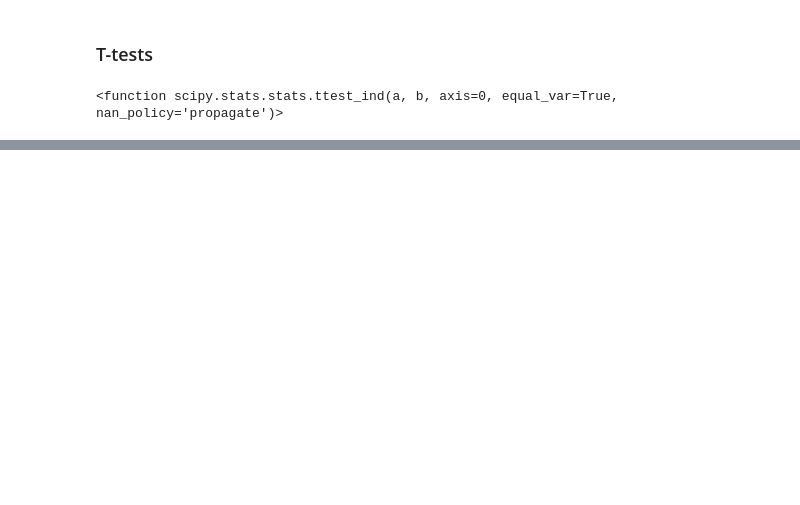
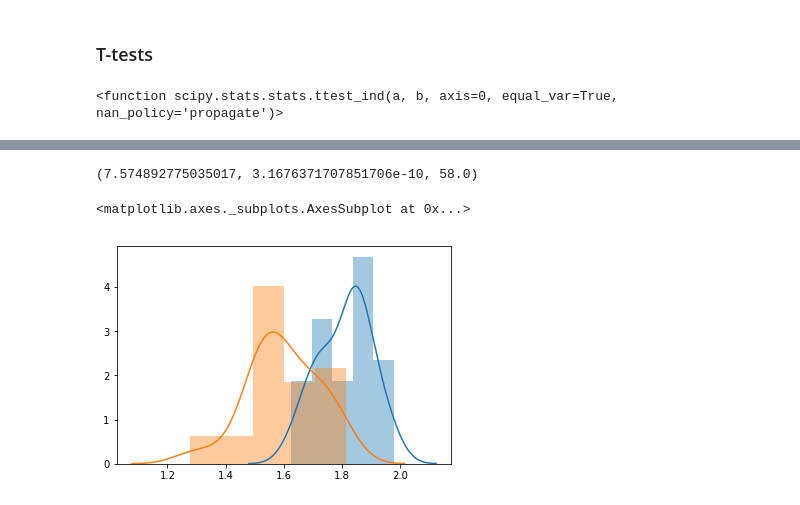
Before and after one commit to Datagatherer2357/jupyter-example, a Jupyter notebook: T-tests.ipynb, the cells around one changed output, grey strips where cells are left out. Saved outputs shown, nothing was run; the diff lists cells and outputs as text; code cells hidden in the pictures; blank space fills up the shorter version.

```diff
--- a/T-tests.ipynb
+++ b/T-tests.ipynb
@@ -38,0 +41,4 @@ Ttest_indResult(statistic=6.9381510001116515, pvalue=3.7228364855374737e-09)
+# %%
+ws.ttest_ind(m, f) # gives you the degrees of freedom
+# %% [output]
+(7.574892775035017, 3.1676371707851706e-10, 58.0)
@@ -38,0 +47,6 @@ Ttest_indResult(statistic=6.9381510001116515, pvalue=3.7228364855374737e-09)
+# %%
+sns.distplot(m) # blue plot
+sns.distplot(f) # red plot
+# %% [output]
+<matplotlib.axes._subplots.AxesSubplot at 0x...>
+[figure, added]
```
Also changed, not shown: parts of 15 cells of this notebook.
